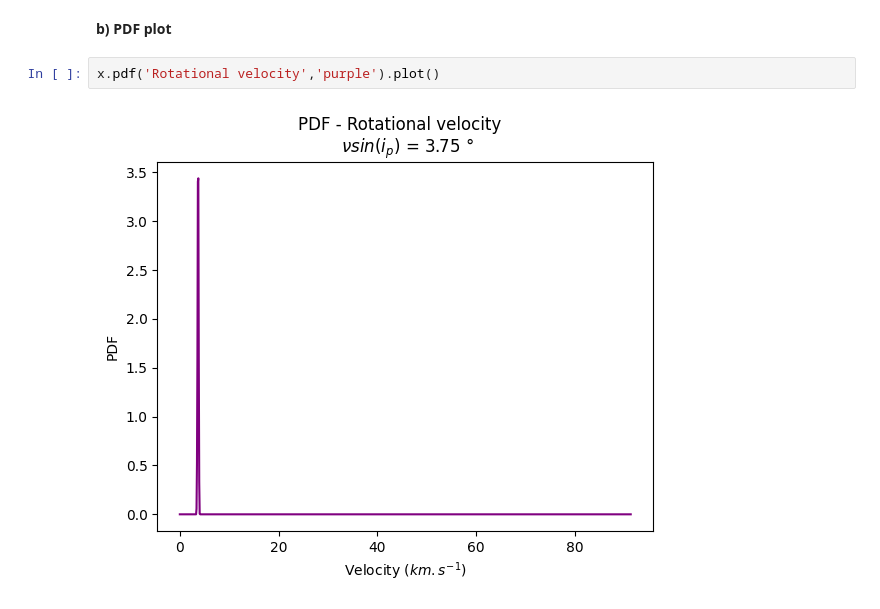
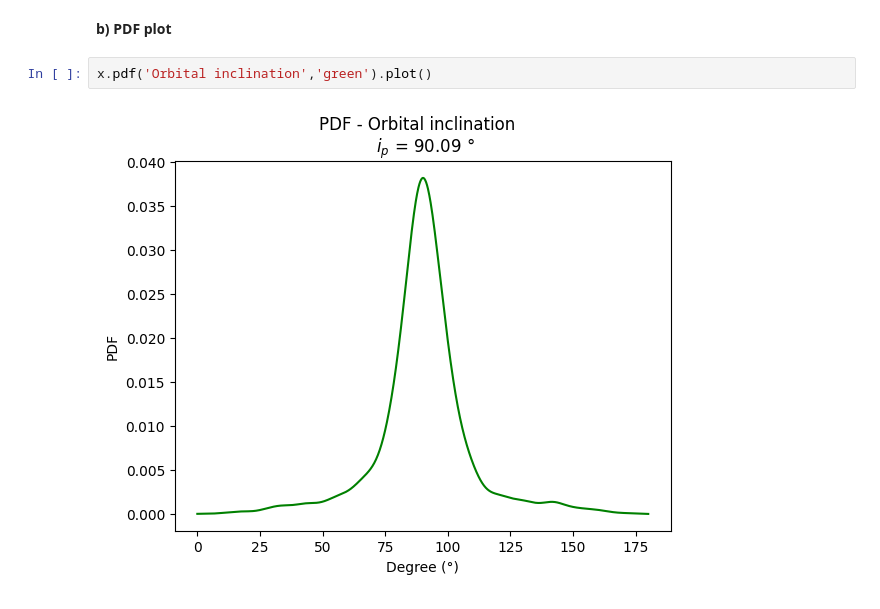
Before and after one commit to exoAtmospheres/exoSpin, a Jupyter notebook: DEMO/DEMO_exoSpin.ipynb, the cells around one changed output. Saved outputs shown, nothing was run; the diff lists cells and outputs as text.

```diff
--- a/DEMO/DEMO_exoSpin.ipynb
+++ b/DEMO/DEMO_exoSpin.ipynb
@@ -110,6 +110,6 @@ x.hist('Orbital inclination','orange').plot()
 # %% [markdown]
 **b) PDF plot**
 # %%
-x.pdf('Rotational velocity','purple').plot()
+x.pdf('Orbital inclination','green').plot()
 # %% [output]
-[figure, old version]
+[figure, new version]
```
Also changed, not shown: parts of 4 cells of this notebook.
